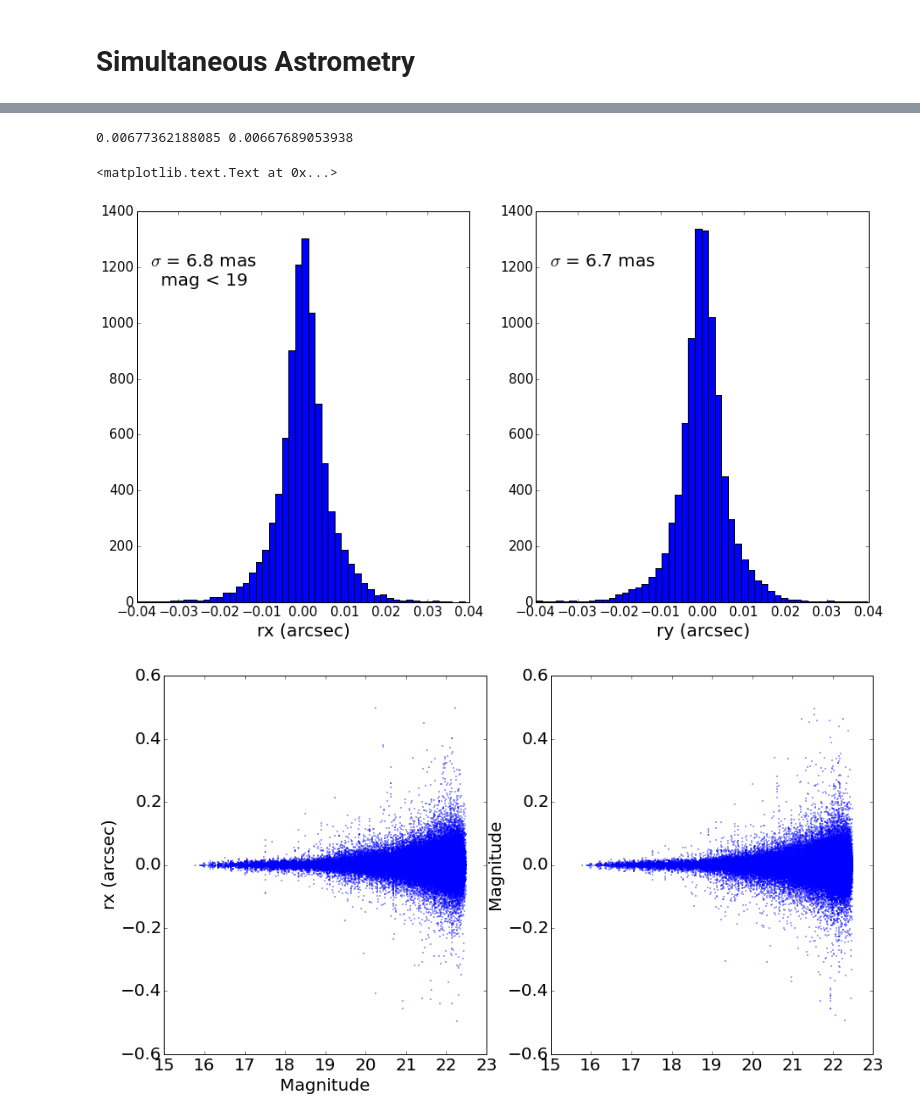
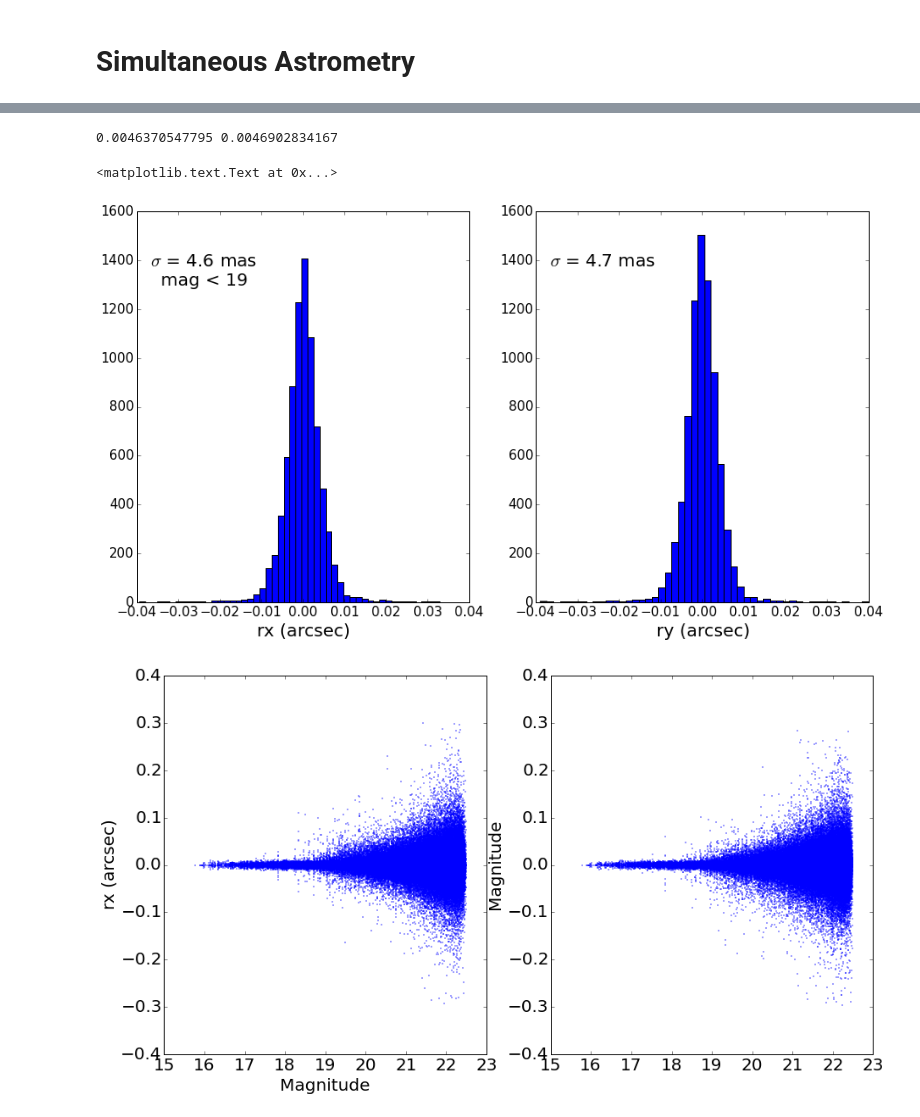
Before and after one commit to lsst/jointcal, a Jupyter notebook: notebooks/Astrometry.ipynb, the cells around one changed output, grey strips where cells are left out. Cells and saved outputs as stored; diff of their text form; code cells hidden in the pictures.

```diff
--- a/notebooks/Astrometry.ipynb
+++ b/notebooks/Astrometry.ipynb
@@ -16,7 +16,7 @@ import croaks
 import matplotlib.pyplot as plt
 import numpy
 
-nt = croaks.NTuple.fromtxt("../res.list")
+nt = croaks.NTuple.fromtxt("../res_error_002_iter_100.list")
 # %%
 fig, (ax0) = plt.subplots(ncols=1, figsize=(10, 10))
 ax0.scatter(3600*nt['rx'],3600*nt['ry'], s=0.5, color='blue')
@@ -66,9 +66,9 @@ ax1.tick_params(labelsize=15)
 ax0.set_title("$\sigma$ = %.1f mas\nmag < 19"%(sigmaX*1000), x=0.2, y=0.8, fontsize=20)
 ax1.set_title("$\sigma$ = %.1f mas"%(sigmaY*1000), x=0.2, y=0.85, fontsize=20)
 # %% [output]
-0.00677362188085 0.00667689053938
+0.0046370547795 0.0046902834167
 <matplotlib.text.Text at 0x...>
-[figure, old version]
+[figure, new version]
 # %%
 for i in nt :
     if 3600*i['rx'] > 0.2 and 3600*i['ry'] > 0.12 :
@@ -86,18 +86,18 @@ id =numpy.where(nt['nm']==1)
 print nt['chi2'][id]
 print 3600*nt['ry'][id]
 # %%
-ix = numpy.where( (abs(3600*nt['rx']) < 0.5) & (abs(3600*nt['ry']) < 0.5))
+ix = numpy.where( (abs(3600*nt['rx']) < 0.3) & (abs(3600*nt['ry']) < 0.3))
 fig, (ax0, ax1) = plt.subplots(ncols=2, figsize=(15, 8))
 ax0.scatter(nt['mag'][ix], 3600*nt['rx'][ix], s=0.2, color='blue')
 ax1.scatter(nt['mag'][ix], 3600*nt['ry'][ix], s=0.2, color = 'blue')
 ax0.set_ylabel("rx (arcsec)", fontsize=20)
 ax0.set_xlabel("Magnitude", fontsize=20)
 ax1.set_ylabel("ry (arcsec)", fontsize=20)
 ax1.set_ylabel("Magnitude", fontsize=20)
 ax0.tick_params(labelsize=20)
 ax1.tick_params(labelsize=20)
 # %% [output]
-[figure, old version]
+[figure, new version]
 # %%
 idsel = numpy.where(((3600*nt['rx']) > 0.5) & (((3600*nt['ry']) > 0.5)))
 print 3600*nt['rx'][idsel]
```
Also changed, not shown: parts of 5 cells of this notebook, 4 other files.
